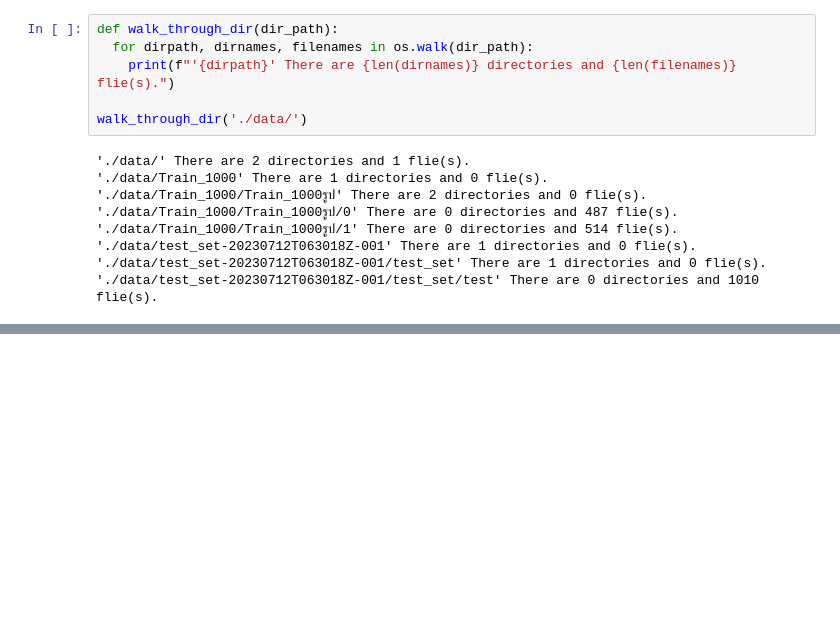
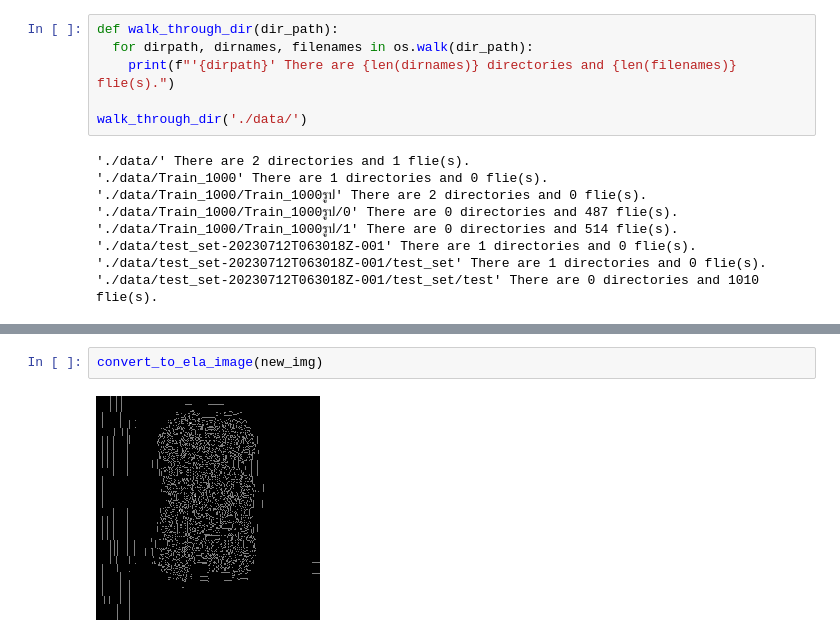
Before and after one commit to RooTBeaM/realfake_numbers, a Jupyter notebook: preprocess.ipynb, the cells around one changed output, grey strips where cells are left out. Saved outputs shown, nothing was run; the diff lists cells and outputs as text; blank space fills up the shorter version.

```diff
--- a/preprocess.ipynb
+++ b/preprocess.ipynb
@@ -44,0 +95,4 @@ walk_through_dir('./data/')
+# %%
+convert_to_ela_image(new_img)
+# %% [output]
+[figure, added]
```
Also changed, not shown: parts of 8 cells of this notebook, 4 other files.
